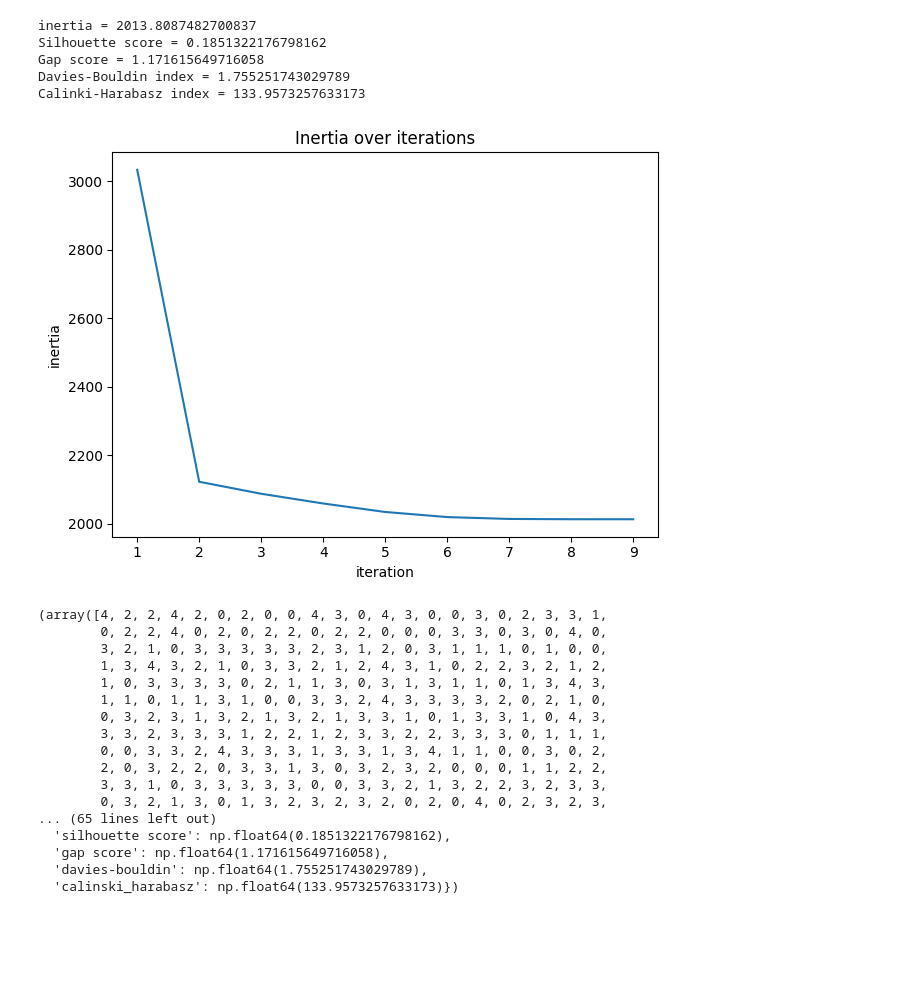
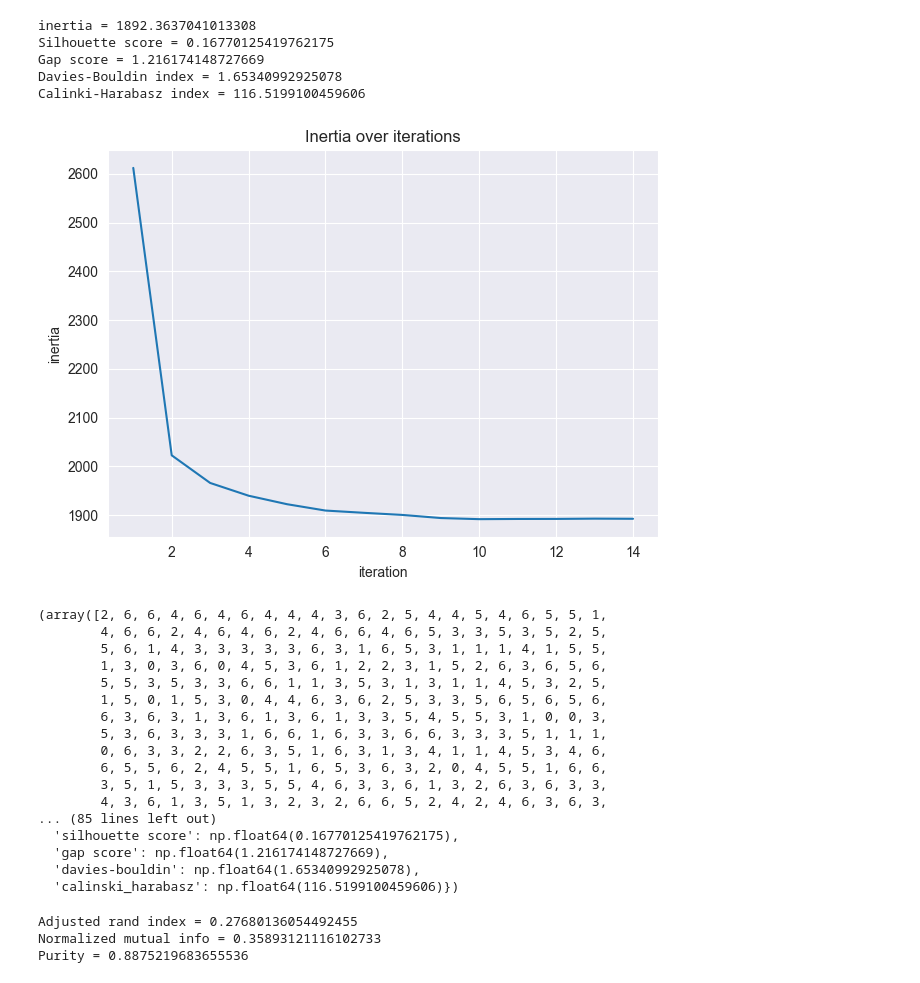
Before and after one commit to minareda417/Unsupervised-learning, a Jupyter notebook: k-means/kmeans.ipynb, the cells around one changed output. Drawn from its saved outputs; the diff is of its cells as text; code cells hidden in the pictures; blank space fills up the shorter version.

```diff
--- a/k-means/kmeans.ipynb
+++ b/k-means/kmeans.ipynb
@@ -35,5 +37,5 @@ Check the Elbow plot for visual inflection point
  'best_calinski_bouldin': 2,
  'best_k_calinski_Harabasz': 2}
 # %%
-kmeans.fit(5, plot_metrics=True)
+clusters, centroids, results = kmeans.fit(7, plot_metrics=True)
 # %% [output]
@@ -63,26 +48,26 @@ Calinki-Harabasz index = 128.52672287144537
 # %%
-kmeans.fit(5, smart_initialization=False, plot_metrics=True)
+kmeans.fit(7, smart_initialization=False, plot_metrics=True)
 # %% [output]
-inertia = 2013.8087482700837
-Silhouette score = 0.1851322176798162
-Gap score = 1.171615649716058
-Davies-Bouldin index = 1.755251743029789
-Calinki-Harabasz index = 133.9573257633173
+inertia = 1892.3637041013308
+Silhouette score = 0.16770125419762175
+Gap score = 1.216174148727669
+Davies-Bouldin index = 1.65340992925078
+Calinki-Harabasz index = 116.5199100459606
-[figure, old version]
+[figure, new version]
-(array([4, 2, 2, 4, 2, 0, 2, 0, 0, 4, 3, 0, 4, 3, 0, 0, 3, 0, 2, 3, 3, 1,
-        0, 2, 2, 4, 0, 2, 0, 2, 2, 0, 2, 2, 0, 0, 0, 3, 3, 0, 3, 0, 4, 0,
-        3, 2, 1, 0, 3, 3, 3, 3, 3, 2, 3, 1, 2, 0, 3, 1, 1, 1, 0, 1, 0, 0,
-        1, 3, 4, 3, 2, 1, 0, 3, 3, 2, 1, 2, 4, 3, 1, 0, 2, 2, 3, 2, 1, 2,
-        1, 0, 3, 3, 3, 3, 0, 2, 1, 1, 3, 0, 3, 1, 3, 1, 1, 0, 1, 3, 4, 3,
-        1, 1, 0, 1, 1, 3, 1, 0, 0, 3, 3, 2, 4, 3, 3, 3, 3, 2, 0, 2, 1, 0,
-        0, 3, 2, 3, 1, 3, 2, 1, 3, 2, 1, 3, 3, 1, 0, 1, 3, 3, 1, 0, 4, 3,
-        3, 3, 2, 3, 3, 3, 1, 2, 2, 1, 2, 3, 3, 2, 2, 3, 3, 3, 0, 1, 1, 1,
-        0, 0, 3, 3, 2, 4, 3, 3, 3, 1, 3, 3, 1, 3, 4, 1, 1, 0, 0, 3, 0, 2,
-        2, 0, 3, 2, 2, 0, 3, 3, 1, 3, 0, 3, 2, 3, 2, 0, 0, 0, 1, 1, 2, 2,
-        3, 3, 1, 0, 3, 3, 3, 3, 3, 0, 0, 3, 3, 2, 1, 3, 2, 2, 3, 2, 3, 3,
-        0, 3, 2, 1, 3, 0, 1, 3, 2, 3, 2, 3, 2, 0, 2, 0, 4, 0, 2, 3, 2, 3,
-... (65 lines left out)
-  'silhouette score': np.float64(0.1851322176798162),
-  'gap score': np.float64(1.171615649716058),
-  'davies-bouldin': np.float64(1.755251743029789),
-  'calinski_harabasz': np.float64(133.9573257633173)})
+(array([2, 6, 6, 4, 6, 4, 6, 4, 4, 4, 3, 6, 2, 5, 4, 4, 5, 4, 6, 5, 5, 1,
+        4, 6, 6, 2, 4, 6, 4, 6, 2, 4, 6, 6, 4, 6, 5, 3, 3, 5, 3, 5, 2, 5,
+        5, 6, 1, 4, 3, 3, 3, 3, 3, 6, 3, 1, 6, 5, 3, 1, 1, 1, 4, 1, 5, 5,
+        1, 3, 0, 3, 6, 0, 4, 5, 3, 6, 1, 2, 2, 3, 1, 5, 2, 6, 3, 6, 5, 6,
+        5, 5, 3, 5, 3, 3, 6, 6, 1, 1, 3, 5, 3, 1, 3, 1, 1, 4, 5, 3, 2, 5,
+        1, 5, 0, 1, 5, 3, 0, 4, 4, 6, 3, 6, 2, 5, 3, 3, 5, 6, 5, 6, 5, 6,
+        6, 3, 6, 3, 1, 3, 6, 1, 3, 6, 1, 3, 3, 5, 4, 5, 5, 3, 1, 0, 0, 3,
+        5, 3, 6, 3, 3, 3, 1, 6, 6, 1, 6, 3, 3, 6, 6, 3, 3, 3, 5, 1, 1, 1,
+        0, 6, 3, 3, 2, 2, 6, 3, 5, 1, 6, 3, 1, 3, 4, 1, 1, 4, 5, 3, 4, 6,
+        6, 5, 5, 6, 2, 4, 5, 5, 1, 6, 5, 3, 6, 3, 2, 0, 4, 5, 5, 1, 6, 6,
+        3, 5, 1, 5, 3, 3, 3, 5, 5, 4, 6, 3, 3, 6, 1, 3, 2, 6, 3, 6, 3, 3,
+        4, 3, 6, 1, 3, 5, 1, 3, 2, 3, 2, 6, 6, 5, 2, 4, 2, 4, 6, 3, 6, 3,
+... (85 lines left out)
+  'silhouette score': np.float64(0.16770125419762175),
+  'gap score': np.float64(1.216174148727669),
+  'davies-bouldin': np.float64(1.65340992925078),
+  'calinski_harabasz': np.float64(116.5199100459606)})
@@ -88,0 +76,8 @@ Calinki-Harabasz index = 133.9573257633173
+# %%
+print(f"Adjusted rand index = {adjusted_rand_index(y, clusters)}")
+print(f"Normalized mutual info = {normalized_mutual_info(y, clusters)}")
+print(f"Purity = {purity_score(y, clusters)}")
+# %% [output]
+Adjusted rand index = 0.27680136054492455
+Normalized mutual info = 0.35893121116102733
+Purity = 0.8875219683655536
```
Also changed, not shown: parts of 6 cells of this notebook, 2 other files.
